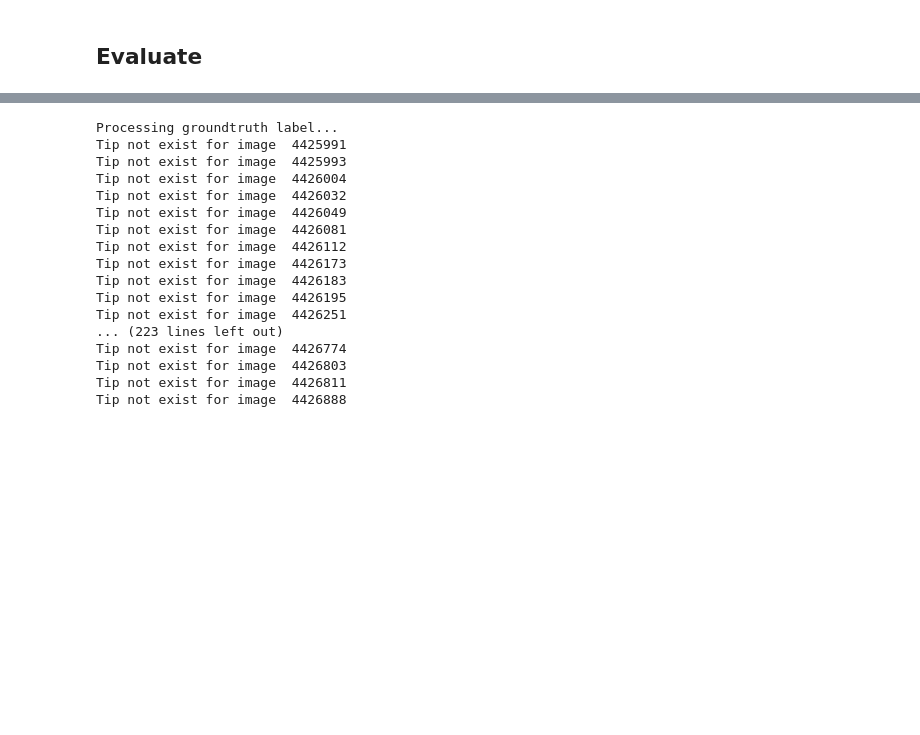
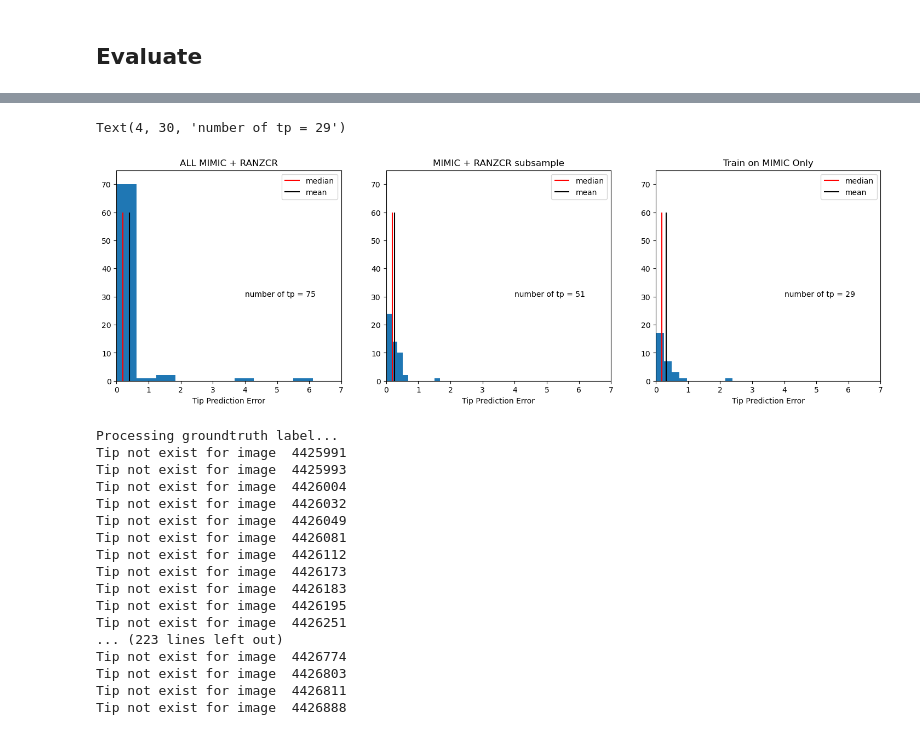
Before and after one commit to caiwet/InternImage, a Jupyter notebook: detection/read_outputs.ipynb, the cells around one changed output, grey strips where cells are left out. Cells and saved outputs as stored; diff of their text form; code cells hidden in the pictures; blank space fills up the shorter version.

```diff
--- a/detection/read_outputs.ipynb
+++ b/detection/read_outputs.ipynb
@@ -115,11 +179,11 @@ from eval.eval import ETTEvaler
 # evaler = ETTEvaler("labels/gt_labels_mimic.csv", "labels/sampled_data_split/pred_labels_mimic.csv", 1280)
 # evaler = ETTEvaler("labels/gt_labels_ranzcr.csv", "labels/sampled_data_split/pred_labels_ranzcr.csv", 1280)
 # evaler = ETTEvaler("labels/gt_labels_mimic.csv", "labels/train_mimic_only/pred_labels_mimic.csv", 1280)
-evaler = ETTEvaler("labels/gt_labels_ranzcr.csv", "labels/train_mimic_only/pred_labels_ranzcr.csv", 1280)
+# evaler = ETTEvaler("labels/gt_labels_ranzcr.csv", "labels/train_mimic_only/pred_labels_ranzcr.csv", 1280)
 
-tp, fp, tn, fn, distances = evaler.gt_pred_distance(target='tip')
+tp, fp, tn, fn, distances_all = evaler.gt_pred_distance(target='tip')
 print(np.mean(distances))
-# evaler.get_metrics(tp, fp, tn, fn, distances, cat='tip')
+evaler.get_metrics(tp, fp, tn, fn, distances, cat='tip')
 
 np.random.seed(102)
 B = 100
@@ -136,4 +218,42 @@ print(mean_tip_ci)
 [0.19346085 0.55961747]
+# %%
+from matplotlib import pyplot as plt
+fig, axes = plt.subplots(1, 3, figsize=[18, 5])
+
+axes[0].hist(distances_all)
+axes[0].vlines(np.median(distances_all), ymin=0, ymax=60, label='median', color='red')
+axes[0].vlines(np.mean(distances_all), ymin=0, ymax=60, label='mean', color='black')
+axes[0].set_title("ALL MIMIC + RANZCR")
+axes[0].set_xlim(0, 7)
+axes[0].set_ylim(0, 75)
+axes[0].set_xlabel("Tip Prediction Error")
+axes[0].legend()
+axes[0].text(4, 30, f'number of tp = {len(distances_all)}')
+
+
+axes[1].hist(distances_sub)
+axes[1].vlines(np.median(distances_sub), ymin=0, ymax=60, label='median', color='red')
+axes[1].vlines(np.mean(distances_sub), ymin=0, ymax=60, label='mean', color='black')
+axes[1].set_title("MIMIC + RANZCR subsample")
+axes[1].set_xlim(0, 7)
+axes[1].set_ylim(0, 75)
+axes[1].set_xlabel("Tip Prediction Error")
+axes[1].legend()
+axes[1].text(4, 30, f'number of tp = {len(distances_sub)}')
+
+axes[2].hist(distances)
+axes[2].vlines(np.median(distances), ymin=0, ymax=60, label='median', color='red')
+axes[2].vlines(np.mean(distances), ymin=0, ymax=60, label='mean', color='black')
+axes[2].set_title("Train on MIMIC Only")
+axes[2].set_xlim(0, 7)
+axes[2].set_ylim(0, 75)
+axes[2].set_xlabel("Tip Prediction Error")
+axes[2].legend()
+
+axes[2].text(4, 30, f'number of tp = {len(distances)}')
+# %% [output]
+Text(4, 30, 'number of tp = 29')
+[figure, added]
 # %%
 gt_tc = evaler.tip_carina_distance(gt=True)
 pred_tc = evaler.tip_carina_distance(gt=False)
```
Also changed, not shown: parts of 7 cells of this notebook, 51 other files.
